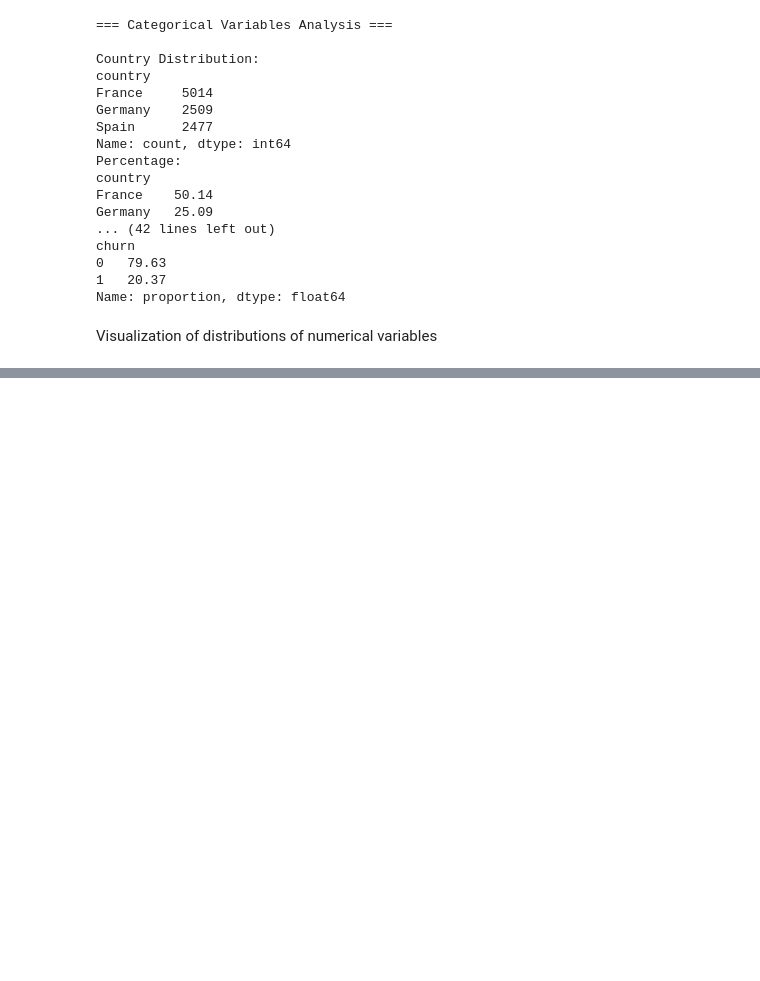
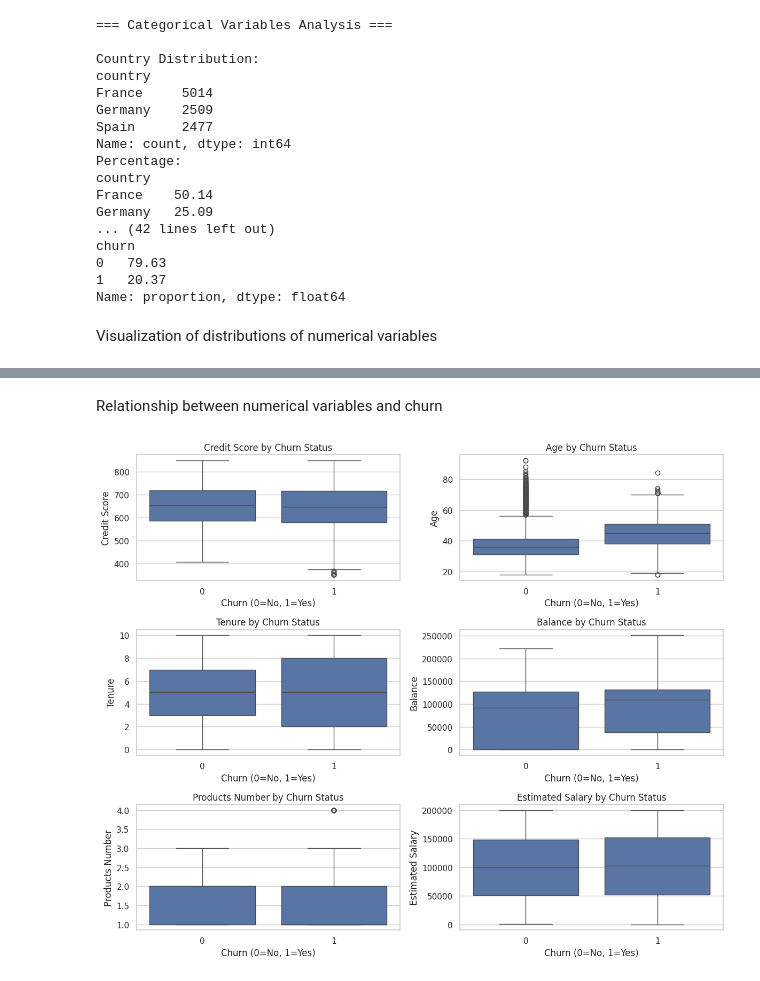
Before and after one commit to mendesalex89/Bank_Customer_Churn, a Jupyter notebook: notebooks/01_exploratory_data_analysis.ipynb, the cells around one changed output, grey strips where cells are left out. Drawn from its saved outputs; the diff is of its cells as text; code cells hidden in the pictures; blank space fills up the shorter version.

```diff
--- a/notebooks/01_exploratory_data_analysis.ipynb
+++ b/notebooks/01_exploratory_data_analysis.ipynb
@@ -191,0 +255,21 @@ plt.show()
+# %% [markdown]
+Relationship between numerical variables and churn
+# %%
+# Relationship between numerical variables and churn
+numerical_predictors = ['credit_score', 'age', 'tenure', 'balance', 'products_number', 'estimated_salary']
+
+plt.figure(figsize=(12, 10))
+
+for i, col in enumerate(numerical_predictors):
+    plt.subplot(3, 2, i+1)
+
+    # Create boxplot for each numerical variable by churn status
+    sns.boxplot(x='churn', y=col, data=df)
+    plt.title(f'{col.replace("_", " ").title()} by Churn Status')
+    plt.xlabel('Churn (0=No, 1=Yes)')
+    plt.ylabel(col.replace("_", " ").title())
+
+plt.tight_layout()
+plt.show()
+# %% [output]
+[figure, added]
```
Also changed, not shown: parts of 25 cells of this notebook, 2 other files.
